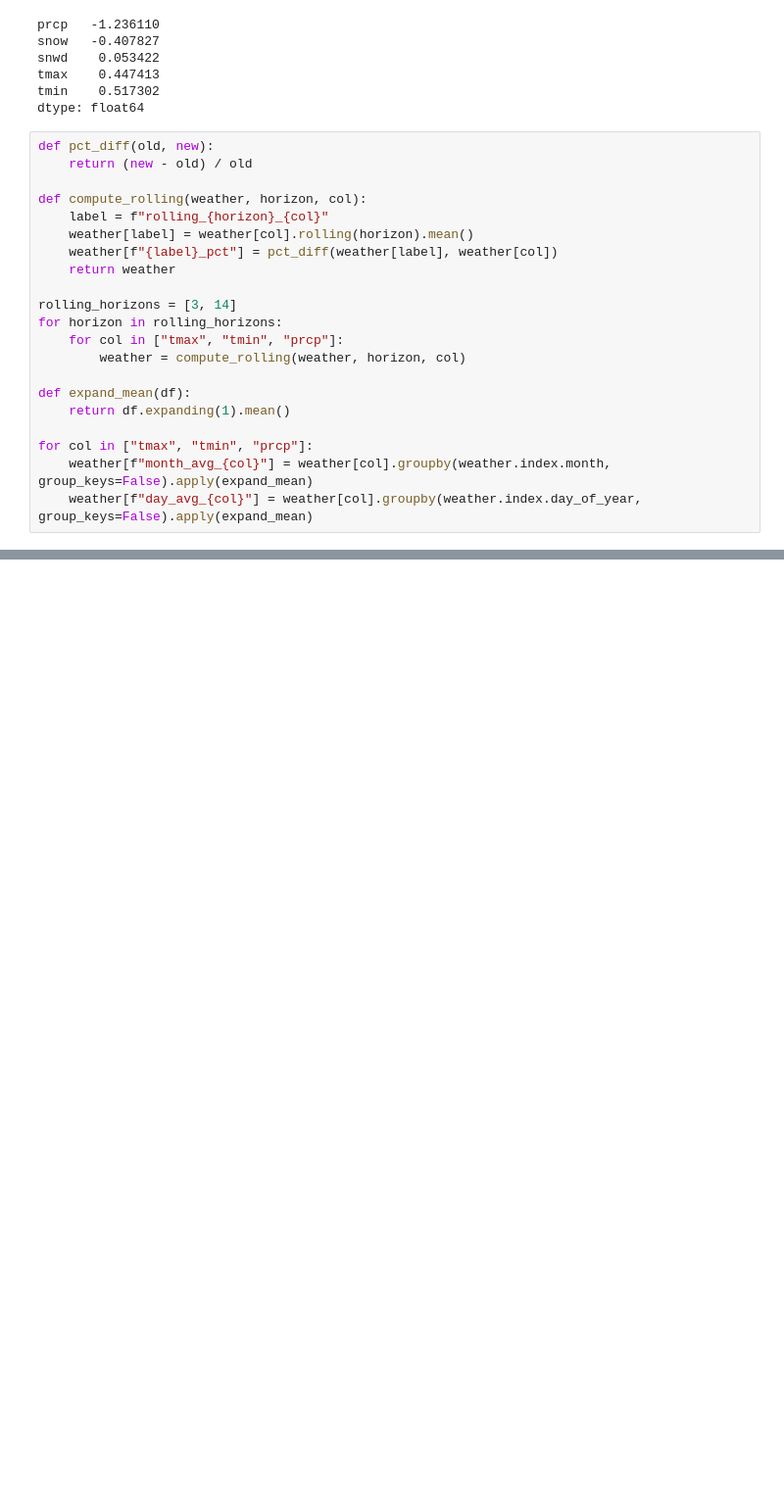
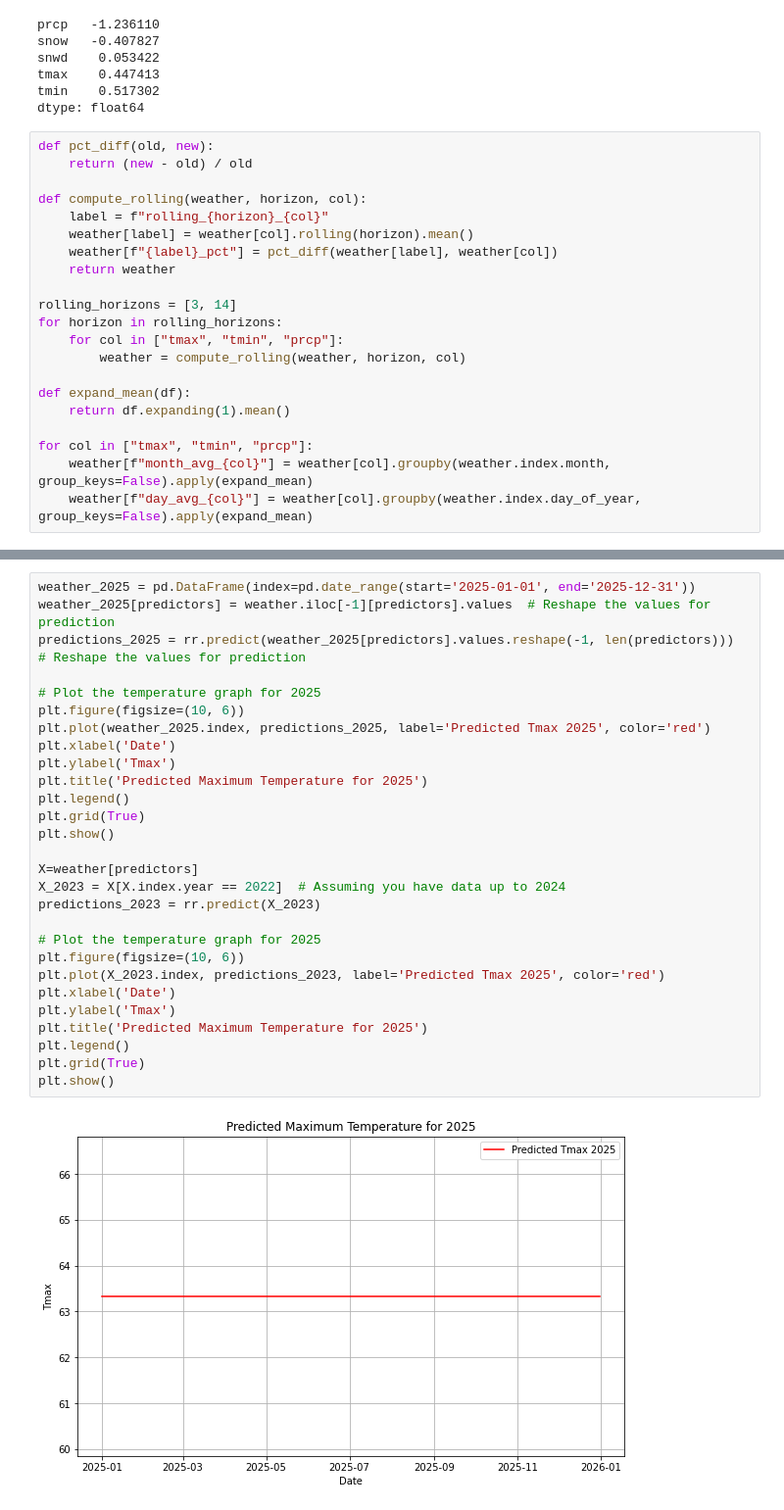
Before and after one commit to FarisPalayi/project-ml, a Jupyter notebook: weather-forecast/forecast.ipynb, the cells around one changed output, grey strips where cells are left out. Shown at 98% size. Cells and saved outputs as stored; diff of their text form; blank space fills up the shorter version.

```diff
--- a/weather-forecast/forecast.ipynb
+++ b/weather-forecast/forecast.ipynb
@@ -175,0 +228,30 @@ DATE
+# %%
+weather_2025 = pd.DataFrame(index=pd.date_range(start='2025-01-01', end='2025-12-31'))
+weather_2025[predictors] = weather.iloc[-1][predictors].values  # Reshape the values for prediction
+predictions_2025 = rr.predict(weather_2025[predictors].values.reshape(-1, len(predictors)))  # Reshape the values for prediction
+
+# Plot the temperature graph for 2025
+plt.figure(figsize=(10, 6))
+plt.plot(weather_2025.index, predictions_2025, label='Predicted Tmax 2025', color='red')
+plt.xlabel('Date')
+plt.ylabel('Tmax')
+plt.title('Predicted Maximum Temperature for 2025')
+plt.legend()
+plt.grid(True)
+plt.show()
+
+X=weather[predictors]
+X_2023 = X[X.index.year == 2022]  # Assuming you have data up to 2024
+predictions_2023 = rr.predict(X_2023)
+
+# Plot the temperature graph for 2025
+plt.figure(figsize=(10, 6))
+plt.plot(X_2023.index, predictions_2023, label='Predicted Tmax 2025', color='red')
+plt.xlabel('Date')
+plt.ylabel('Tmax')
+plt.title('Predicted Maximum Temperature for 2025')
+plt.legend()
+plt.grid(True)
+plt.show()
+# %% [output]
+[figure, added]
```
Also changed, not shown: parts of 11 cells of this notebook.
